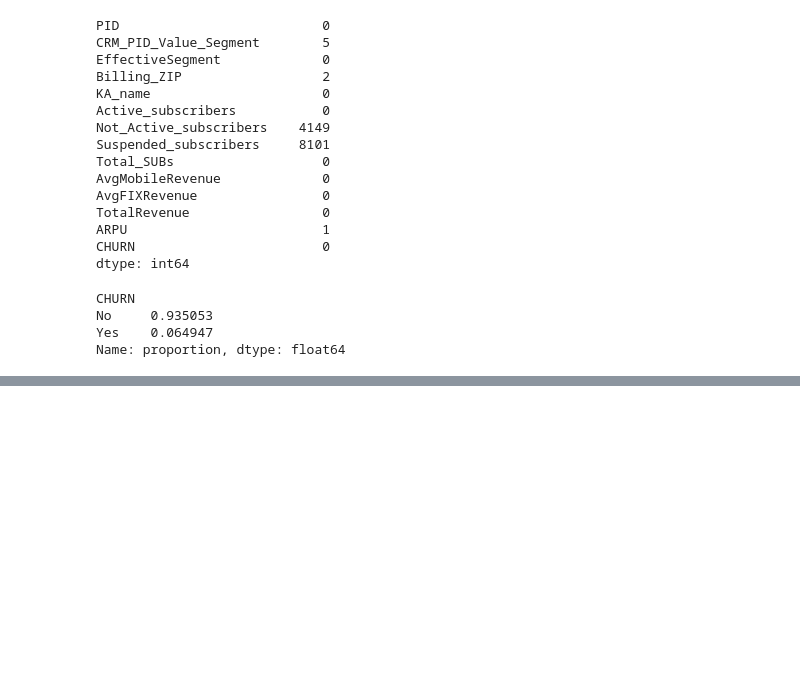
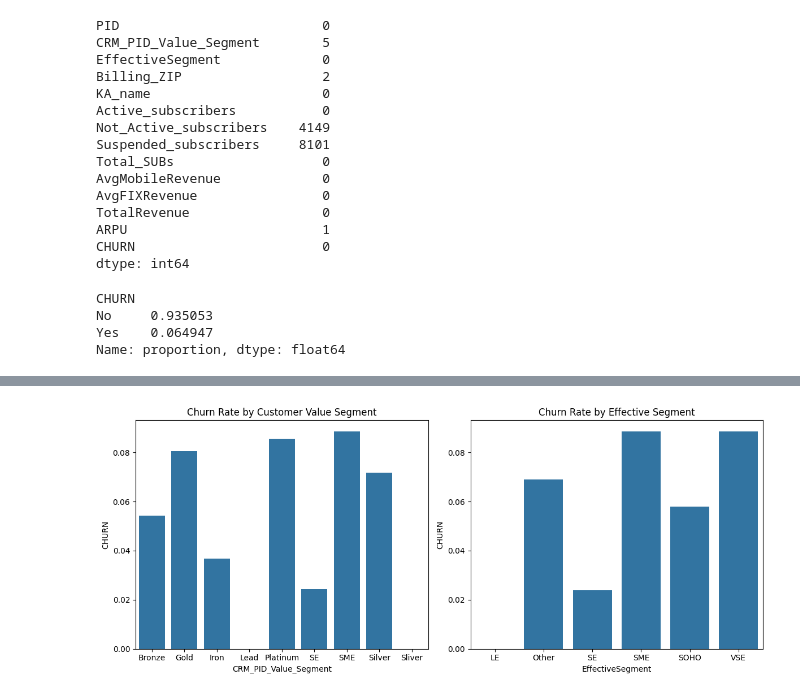
Before and after one commit to rkoush/Personal_Projects, a Jupyter notebook: B2B Customer Churn/B2B_Customer_Churn.ipynb, the cells around one changed output, grey strips where cells are left out. Cells and saved outputs as stored; diff of their text form; code cells hidden in the pictures; blank space fills up the shorter version.

```diff
--- a/B2B Customer Churn/B2B_Customer_Churn.ipynb
+++ b/B2B Customer Churn/B2B_Customer_Churn.ipynb
@@ -127,0 +283,12 @@ Name: proportion, dtype: float64
+# %%
+fig, axes = plt.subplots(1, 2, figsize=(12,5))
+sns.barplot(x='CRM_PID_Value_Segment', y='CHURN', data=df, ax=axes[0], errorbar=None)
+axes[0].set_title('Churn Rate by Customer Value Segment')
+
+sns.barplot(x='EffectiveSegment', y='CHURN', data=df, ax=axes[1], errorbar=None)
+axes[1].set_title('Churn Rate by Effective Segment')
+
+plt.tight_layout()
+plt.show()
+# %% [output]
+[figure, added]
```
Also changed, not shown: parts of 26 cells of this notebook.
